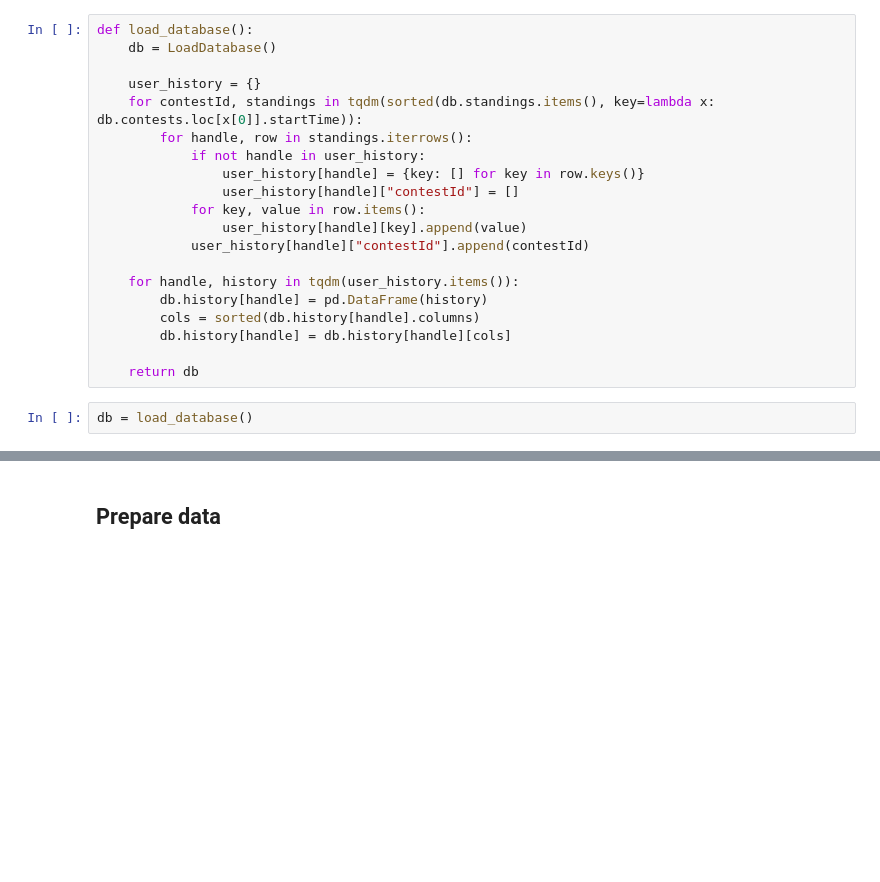
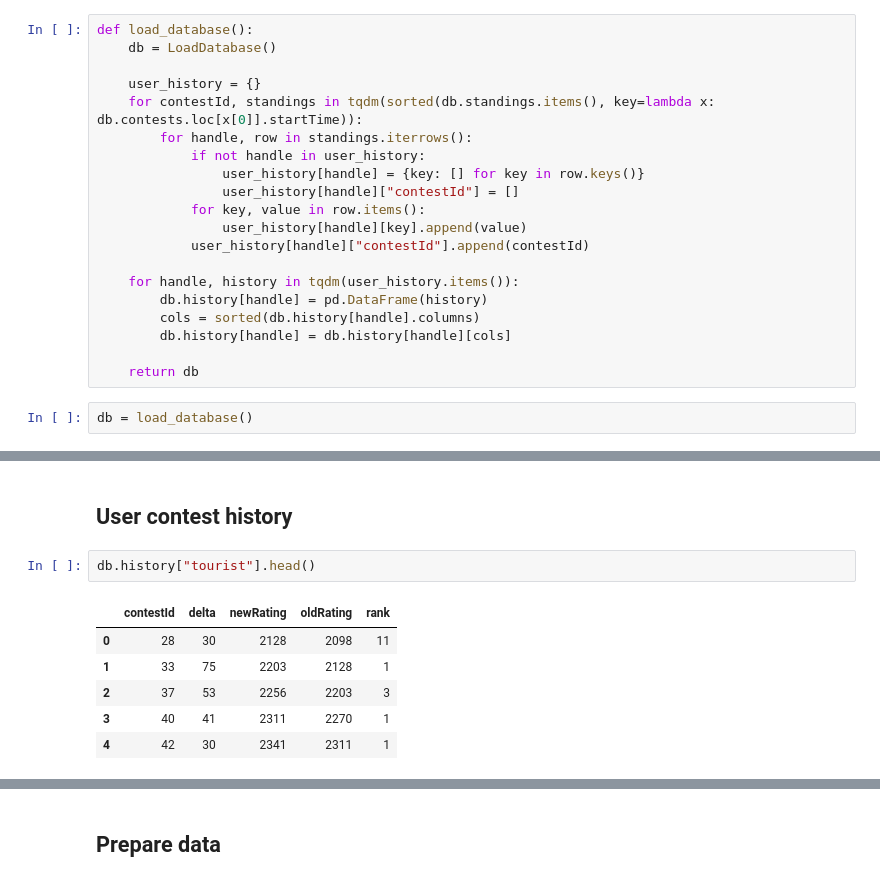
Before and after one commit to wiklam/CF-predictor, a Jupyter notebook: KNN/KNN.ipynb, the cells around one changed output, grey strips where cells are left out. Saved outputs shown, nothing was run; the diff lists cells and outputs as text; blank space fills up the shorter version.

```diff
--- a/KNN/KNN.ipynb
+++ b/KNN/KNN.ipynb
@@ -106,3 +106,14 @@ def get_train_test(handle=None, threshold=50):
     X_train, y_train = X.iloc[:-1], y.iloc[:-1]
     X_test, y_test = X.iloc[-1:], y.iloc[-1:]
     return X_train, X_test, y_train, y_test
+# %% [markdown]
+## User contest history
+# %%
+db.history["tourist"].head()
+# %% [output]
+|  | contestId | delta | newRating | oldRating | rank |
+| 0 | 28 | 30 | 2128 | 2098 | 11 |
+| 1 | 33 | 75 | 2203 | 2128 | 1 |
+| 2 | 37 | 53 | 2256 | 2203 | 3 |
+| 3 | 40 | 41 | 2311 | 2270 | 1 |
+| 4 | 42 | 30 | 2341 | 2311 | 1 |
```
Also changed, not shown: parts of 6 cells of this notebook.
